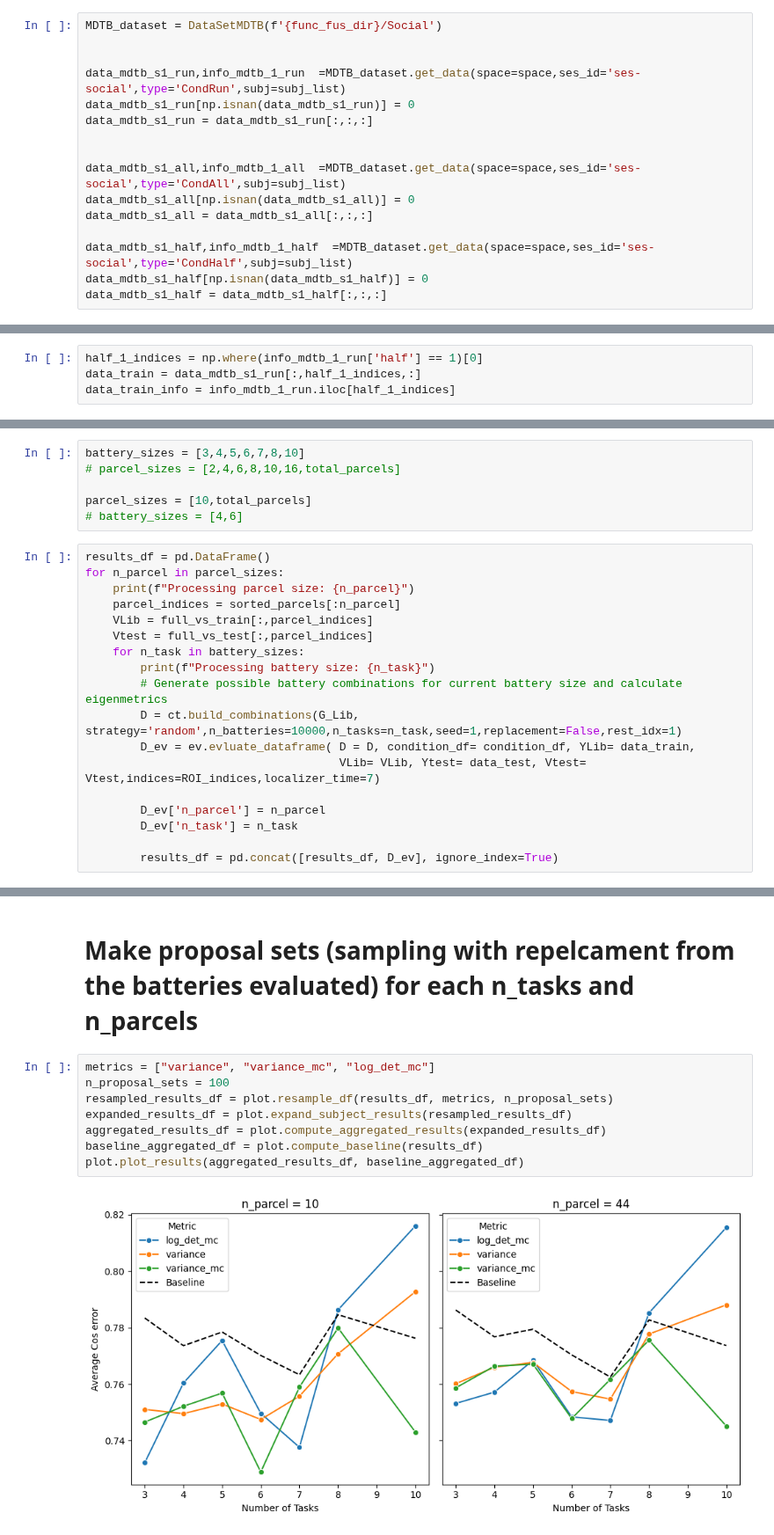
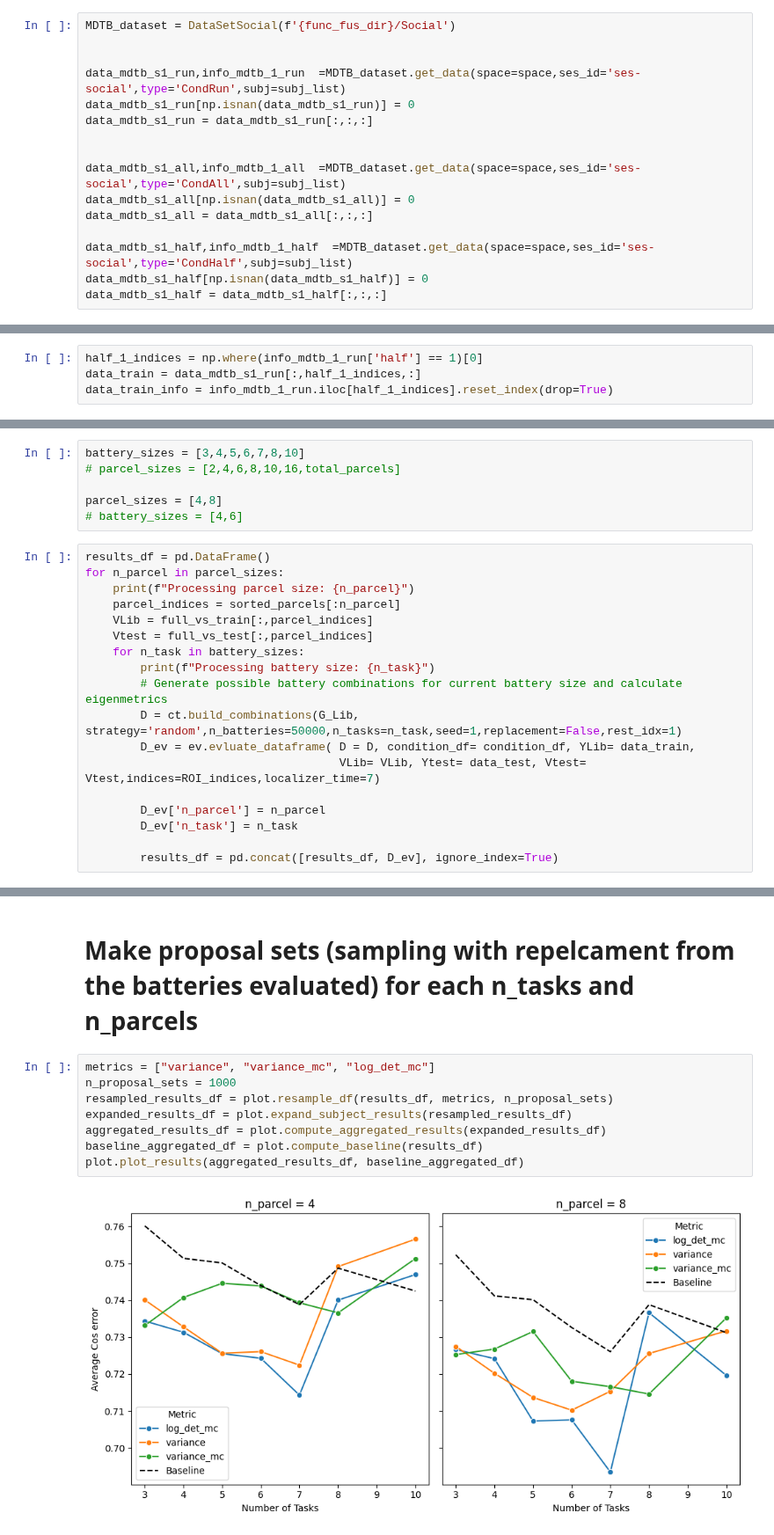
Before and after one commit to DiedrichsenLab/OptimalBattery, a Jupyter notebook: notebooks/arch/7.real_eval_multi_cortical_social.ipynb, the cells around one changed output, grey strips where cells are left out. Shown at 88% size. Cells and saved outputs as stored; diff of their text form.

```diff
--- a/notebooks/arch/7.real_eval_multi_cortical_social.ipynb
+++ b/notebooks/arch/7.real_eval_multi_cortical_social.ipynb
@@ -100,7 +99,7 @@ len(ROI_indices)
 # %%
 subj_list = ['sub-02']
 # %%
-MDTB_dataset = DataSetMDTB(f'{func_fus_dir}/Social')
+MDTB_dataset = DataSetSocial(f'{func_fus_dir}/Social')
 
 
 data_mdtb_s1_run,info_mdtb_1_run  =MDTB_dataset.get_data(space=space,ses_id='ses-social',type='CondRun',subj=subj_list)
@@ -129,7 +128,7 @@ print(data_mdtb_s1_all.shape)
 # %%
 half_1_indices = np.where(info_mdtb_1_run['half'] == 1)[0]
 data_train = data_mdtb_s1_run[:,half_1_indices,:]
-data_train_info = info_mdtb_1_run.iloc[half_1_indices]
+data_train_info = info_mdtb_1_run.iloc[half_1_indices].reset_index(drop=True)
 # %%
 half_2_indices = np.where(info_mdtb_1_run['half'] == 2)[0]
 data_test = data_mdtb_s1_run[:,half_2_indices,:]
@@ -233,7 +232,7 @@ condition_df= get_condition_indices(data_train_info)
 battery_sizes = [3,4,5,6,7,8,10]
 # parcel_sizes = [2,4,6,8,10,16,total_parcels]
 
-parcel_sizes = [10,total_parcels]
+parcel_sizes = [4,8]
 # battery_sizes = [4,6]
 # %%
 results_df = pd.DataFrame()
@@ -245,7 +244,7 @@ for n_parcel in parcel_sizes:
     for n_task in battery_sizes:
         print(f"Processing battery size: {n_task}")
         # Generate possible battery combinations for current battery size and calculate eigenmetrics
-        D = ct.build_combinations(G_Lib, strategy='random',n_batteries=10000,n_tasks=n_task,seed=1,replacement=False,rest_idx=1)
+        D = ct.build_combinations(G_Lib, strategy='random',n_batteries=50000,n_tasks=n_task,seed=1,replacement=False,rest_idx=1)
         D_ev = ev.evluate_dataframe( D = D, condition_df= condition_df, YLib= data_train,
                                      VLib= VLib, Ytest= data_test, Vtest= Vtest,indices=ROI_indices,localizer_time=7)
 
@@ -283,11 +282,11 @@ name = os.path.join(base_dir, 'OptimalBattery','Eval_tsvs', 'cortex-full_MDTB_se
 # Make proposal sets (sampling with repelcament from the batteries evaluated) for each n_tasks and n_parcels
 # %%
 metrics = ["variance", "variance_mc", "log_det_mc"]
-n_proposal_sets = 100
+n_proposal_sets = 1000
 resampled_results_df = plot.resample_df(results_df, metrics, n_proposal_sets)
 expanded_results_df = plot.expand_subject_results(resampled_results_df)
 aggregated_results_df = plot.compute_aggregated_results(expanded_results_df)
 baseline_aggregated_df = plot.compute_baseline(results_df)
 plot.plot_results(aggregated_results_df, baseline_aggregated_df)
 # %% [output]
-[figure, old version]
+[figure, new version]
```
Also changed, not shown: parts of 8 cells of this notebook, 14 other files.
